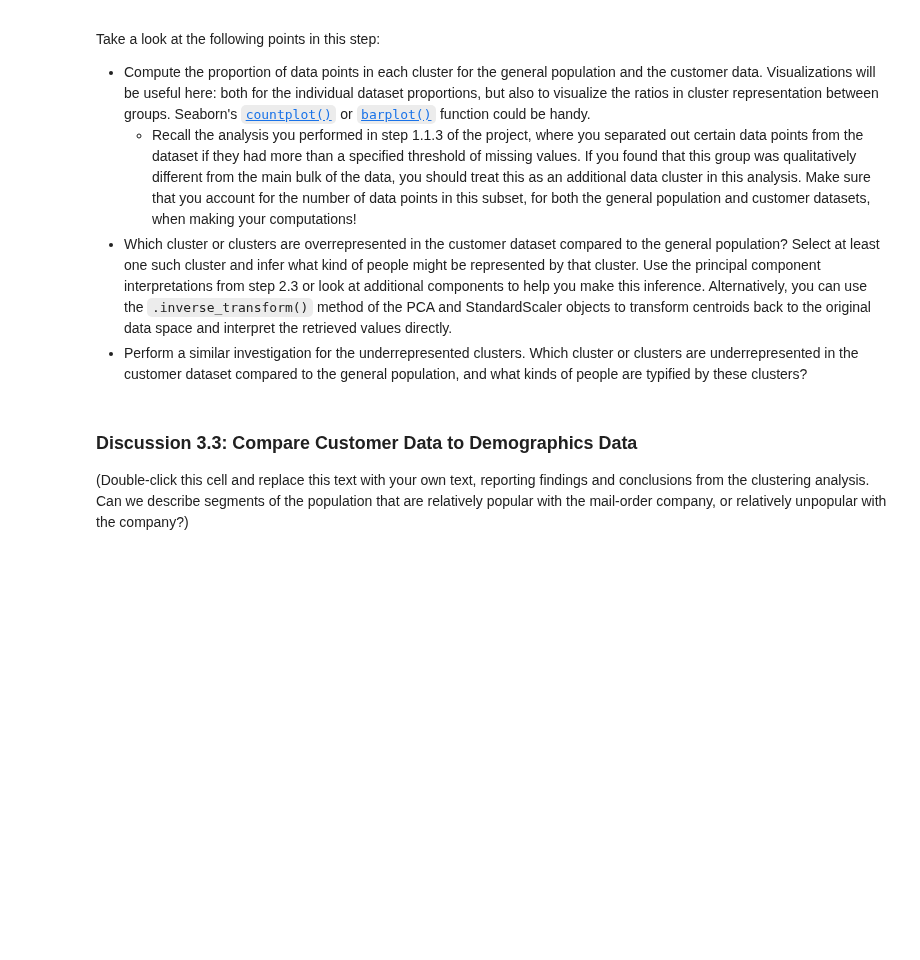
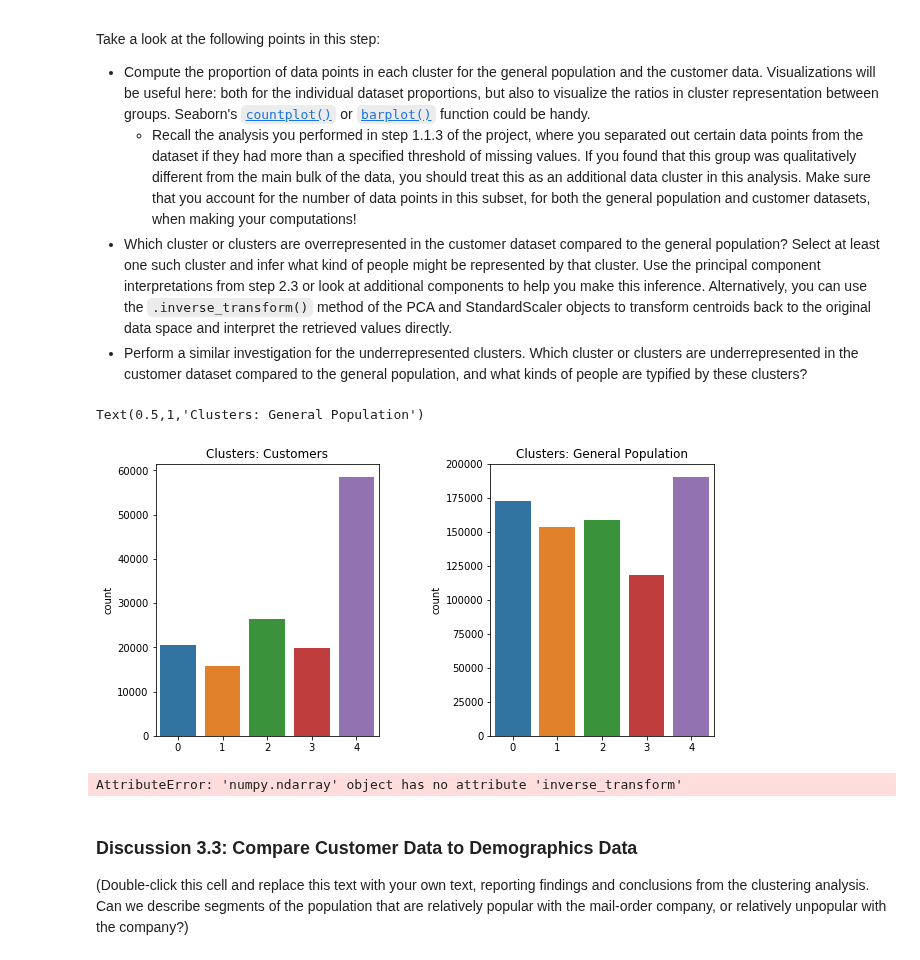
Before and after one commit to sjohnp2112/Identify-Custemer-Segments, a Jupyter notebook: Identify_Customer_Segments_sphelps.ipynb, the cells around one changed output. Saved outputs shown, nothing was run; the diff lists cells and outputs as text; code cells hidden in the pictures; blank space fills up the shorter version.

```diff
--- a/Identify_Customer_Segments_sphelps.ipynb
+++ b/Identify_Customer_Segments_sphelps.ipynb
@@ -590,9 +563,6 @@ azdias_cleaned_encoded.shape
 # %% [output]
 (792287, 61)
 # %%
-# loading the customer demographics data
-# cust_df = pd.read_csv('Udacity_CUSTOMERS_Subset.csv', sep=';')
-
 def clean_data(df):
     """
     Perform feature trimming, re-eAncoding, and engineering for demographics data
@@ -611,7 +581,6 @@ def clean_data(df):
     df.isnull().sum().sum()
 
     # replacing missing data with NaNs
-
     for i in range(len(feat_sum)):
         mi_unk = feat_sum.iloc[i]['missing_or_unknown'] #locate column and values
         mi_unk = mi_unk.strip('[').strip(']').split(',')# strip the brackets then split
@@ -620,15 +589,11 @@ def clean_data(df):
         featsum_attrib = feat_sum.iloc[i]['attribute']
         df = df.replace({featsum_attrib: mi_unk}, np.nan)
 #         print(df.isnull().sum().sum())
-
-
-#     for col in df.columns:
-#         df = df.replace({col:['XX']}, np.nan)
+    for column in df.columns:
+        df = df.replace({column:['XX']}, np.nan)
 
     # checking Nan result
     print("Total amt missing data on customer dataset: ", df.isnull().sum().sum())
-    print("Total amt missing data on azdias dataset:  8373929")
-
 
     # remove selected columns and rows, ...
 
@@ -647,10 +612,7 @@ def clean_data(df):
     md_per_col_df.sort_values(by=['Missing_Data'], ascending=False)
 
     # drop the outlier columns
-    df.drop(columns=['AGER_TYP', 'GEBURTSJAHR', 'TITEL_KZ', 'ALTER_HH', 'KK_KUNDENTYP', 'KBA05_BAUMAX'])
-
-    # check the dimension again
-    df.shape
+    df.drop(columns=['AGER_TYP', 'GEBURTSJAHR', 'TITEL_KZ', 'ALTER_HH', 'KK_KUNDENTYP', 'KBA05_BAUMAX'], inplace=True)
 
     # REMOVING ROWS --
     # dividing dataframe into subsets and removing rows by a threshold value
@@ -692,9 +654,6 @@ def clean_data(df):
     # dropping the multi-level features
     df_subset_1.drop(columns=feature_multi, inplace=True)
 
-    # checking the shape
-    df_subset_1.shape
-
     # creating new cleaned and encoded_dataframe for the analysis
     df = df_subset_1.copy(deep=True)
 
@@ -710,7 +669,6 @@ def clean_data(df):
     df['DECADE'].replace(mf_decade_dict, inplace=True)
     df['MOVEMENT'].replace(mf_movement_dict, inplace=True)
 
-
     # Investigate "CAMEO_INTL_2015" and engineer two new variables.
     df['WEALTH'] = df['CAMEO_INTL_2015']
     df['LIFE_STAGE'] = df['CAMEO_INTL_2015']
@@ -725,12 +683,14 @@ def clean_data(df):
     df['WEALTH'].replace(mf_wealth_dict, inplace=True)
     df['LIFE_STAGE'].replace(mf_lifestage_dict, inplace=True)
 
-    # dropping 'PRAEGENDE_JUGENDJAHRE', CAMEO_ITNL_2015 and the remaining mixed feature
+       # dropping 'PRAEGENDE_JUGENDJAHRE', CAMEO_ITNL_2015 and the remaining mixed feature and outlier
     #columns from the analysis
+
     df.drop(['PRAEGENDE_JUGENDJAHRE', 'LP_LEBENSPHASE_FEIN', 'LP_LEBENSPHASE_GROB', \
     'WOHNLAGE', 'PLZ8_BAUMAX', 'CAMEO_INTL_2015'], axis=1, inplace=True)
-
-    # Return the cleaned dataframe.
+#     drop(columns=['ALTER_HH', 'GEBURTSJAHR', 'KBA05_BAUMAX'], inplace=True)
+    print("Final df dimensions : ", df.shape, end=" ")
+        # Return the cleaned dataframe.
     return df
 # %% [markdown]
 ## Step 2: Feature Transformation
@@ -1045,7 +1003,7 @@ Text(0,0.5,'SSE')
 #  I chose 5 clusters (elbow)
 km = KMeans(n_clusters = 5)
 five_cluster_model = km.fit(az_pca_36)
-az_preds = five_cluster_model.predict(az_pca_36)
+az_pred = five_cluster_model.predict(az_pca_36)
 # %% [markdown]
 ### Discussion 3.1: Apply Clustering to General Population
 
@@ -1146,9 +1095,23 @@ Take a look at the following points in this step:
 # %%
 # Compare the proportion of data in each cluster for the customer data to the
 # proportion of data in each cluster for the general population.
+figure, axs = plt.subplots(nrows=1, ncols=2, figsize = (10,5))
+figure.subplots_adjust(hspace = 1, wspace=.5)
+
+sns.countplot(cust_pred, ax=axs[0])
+axs[0].set_title('Clusters: Customers')
+sns.countplot(az_pred, ax=axs[1])
+axs[1].set_title('Clusters: General Population')
+# %% [output]
+Text(0.5,1,'Clusters: General Population')
+[figure, added]
 # %%
 # What kinds of people are part of a cluster that is overrepresented in the
 # customer data compared to the general population?
+scaler = StandardScaler
+fifth_cluster = scaler.inverse_transform(pca_36_customers.inverse_transform(five_cluster_model.cluster_centers_[4]))
+# %% [output]
+AttributeError: 'numpy.ndarray' object has no attribute 'inverse_transform'
 # %%
 # What kinds of people are part of a cluster that is underrepresented in the
 # customer data compared to the general population?
```
Also changed, not shown: parts of 20 cells of this notebook.
